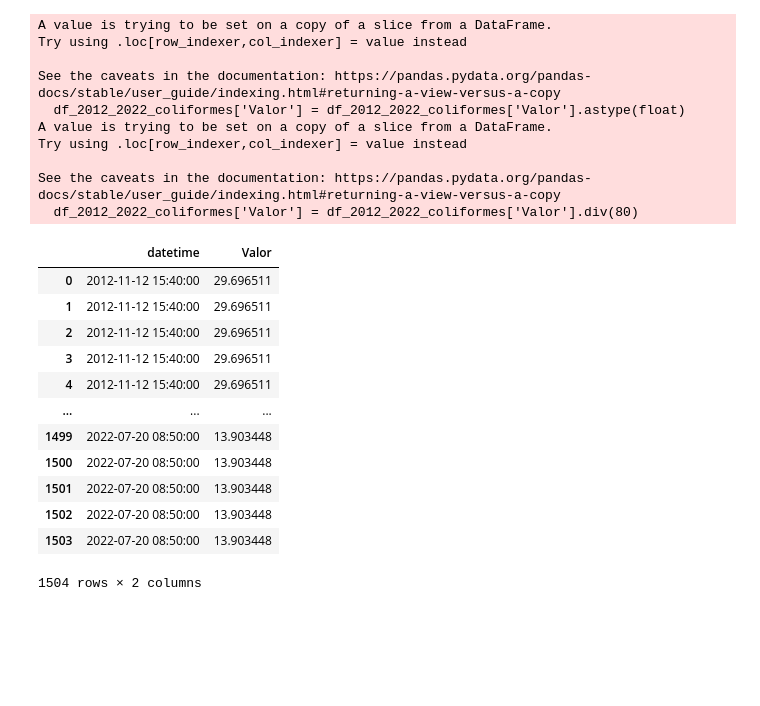
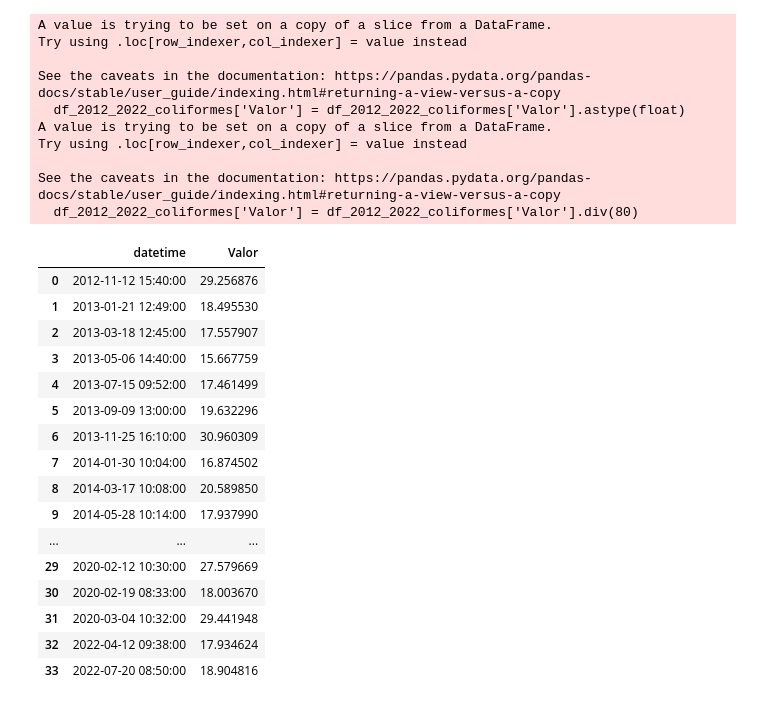
Before and after one commit to MekhyW/Analise-agua-Rio-Pinheiros, a Jupyter notebook: iqa.ipynb, the cells around one changed output. Cells and saved outputs as stored; diff of their text form; code cells hidden in the pictures; blank space fills up the shorter version.

```diff
--- a/iqa.ipynb
+++ b/iqa.ipynb
@@ -72,38 +96,60 @@ for n in range(0, len(df_2012_2022_temperatura_agua)):
 # %%
 df_2012_2022_iqa = pd.DataFrame(columns=['datetime','Valor'])
 dfs = [df_2012_2022_ph, df_2012_2022_oxigenio, df_2012_2022_coliformes, df_2012_2022_dbo, df_2012_2022_nitrogenio, df_2012_2022_fosforo, df_2012_2022_temperatura_agua, df_2012_2022_solidos, df_2012_2022_turbidez]
 iqa = []
 dates = []
 ws = [0.12, 0.17, 0.15, 0.10, 0.10, 0.10, 0.10, 0.08, 0.08]
 for date in df_2012_2022["datetime"]:
     count = 0
     vals = []
     for i in range (len(dfs)):
         for j in range(len(dfs[i].datetime)):
             if dfs[i].datetime.values[j] == date:
-                if i == 6:
-                    vals.append(abs(variacao_temperatura[j]))
-                else:
-                    vals.append(float(dfs[i]["Valor"].values[j])**ws[i])
+                if i == 0:
+                    vals.append(q2(float(dfs[i].Valor.values[j]))**ws[i])
+                elif i == 1:
+                    vals.append(q9(float(dfs[i].Valor.values[j]))**ws[i])
+                elif i == 2:
+                    vals.append(q1(float(dfs[i].Valor.values[j]))**ws[i])
+                elif i == 3:
+                    vals.append(q3(float(dfs[i].Valor.values[j]))**ws[i])
+                elif i == 4:
+                    vals.append(q4(float(dfs[i].Valor.values[j]))**ws[i])
+                elif i == 5:
+                    vals.append(q5(float(dfs[i].Valor.values[j]))**ws[i])
+                elif i == 6:
+                    if q6(float(variacao_temperatura[j])) == None:
+                        count = 0
+                    else:
+                        vals.append(q6(float(variacao_temperatura[j]))**ws[i])
+                elif i == 7:
+                    vals.append(q8(float(dfs[i].Valor.values[j]))**ws[i])
+                elif i == 8:
+                    vals.append(q7(float(dfs[i].Valor.values[j]))**ws[i])
                 count += 1
     if count == 9:
-        dates.append(date)
-        iqa.append(np.prod(vals))
+        if (date not in dates):
+            dates.append(date)
+            iqa.append(np.prod(vals))
 
 df_2012_2022_iqa["datetime"] = dates
 df_2012_2022_iqa["Valor"] = iqa
 df_2012_2022_iqa
 # %% [output]
 |  | datetime | Valor |
-| 0 | 2012-11-12 15:40:00 | 29.696511 |
-| 1 | 2012-11-12 15:40:00 | 29.696511 |
-| 2 | 2012-11-12 15:40:00 | 29.696511 |
-| 3 | 2012-11-12 15:40:00 | 29.696511 |
-| 4 | 2012-11-12 15:40:00 | 29.696511 |
+| 0 | 2012-11-12 15:40:00 | 29.256876 |
+| 1 | 2013-01-21 12:49:00 | 18.495530 |
+| 2 | 2013-03-18 12:45:00 | 17.557907 |
+| 3 | 2013-05-06 14:40:00 | 15.667759 |
+| 4 | 2013-07-15 09:52:00 | 17.461499 |
+| 5 | 2013-09-09 13:00:00 | 19.632296 |
+| 6 | 2013-11-25 16:10:00 | 30.960309 |
+| 7 | 2014-01-30 10:04:00 | 16.874502 |
+| 8 | 2014-03-17 10:08:00 | 20.589850 |
+| 9 | 2014-05-28 10:14:00 | 17.937990 |
 | ... | ... | ... |
-| 1499 | 2022-07-20 08:50:00 | 13.903448 |
-| 1500 | 2022-07-20 08:50:00 | 13.903448 |
-| 1501 | 2022-07-20 08:50:00 | 13.903448 |
-| 1502 | 2022-07-20 08:50:00 | 13.903448 |
-| 1503 | 2022-07-20 08:50:00 | 13.903448 |
+| 29 | 2020-02-12 10:30:00 | 27.579669 |
+| 30 | 2020-02-19 08:33:00 | 18.003670 |
+| 31 | 2020-03-04 10:32:00 | 29.441948 |
+| 32 | 2022-04-12 09:38:00 | 17.934624 |
+| 33 | 2022-07-20 08:50:00 | 18.904816 |
-1504 rows × 2 columns
```
Also changed, not shown: parts of 6 cells of this notebook, 2 other files.
